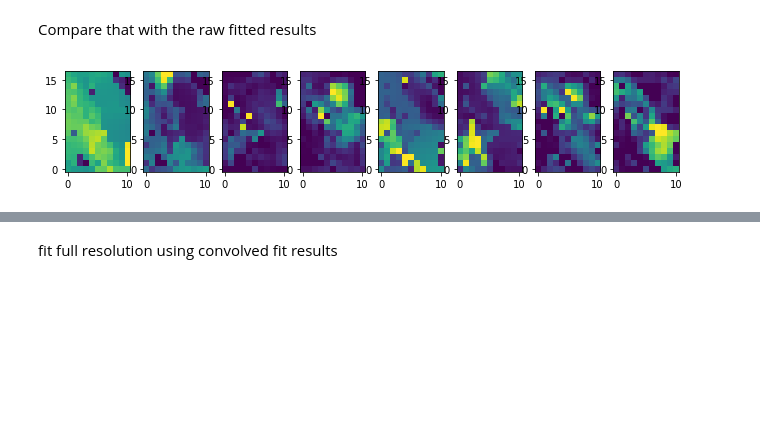
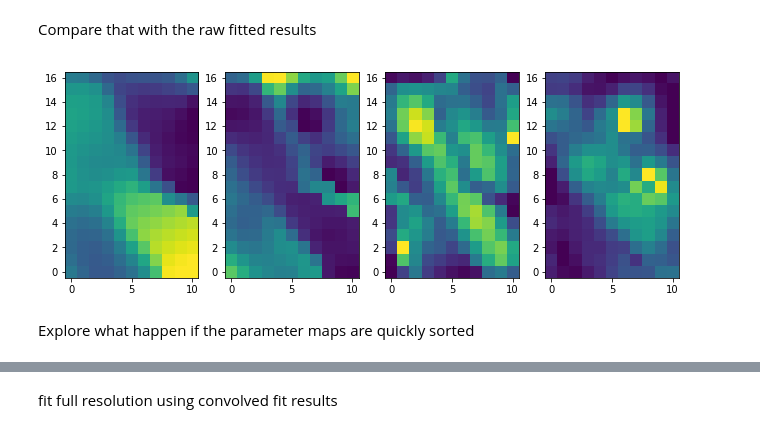
Before and after one commit to mcyc/multi_vlsr, a Jupyter notebook: run/iter_methods_test.ipynb, the cells around one changed output, grey strips where cells are left out. Saved outputs shown, nothing was run; the diff lists cells and outputs as text; code cells hidden in the pictures; blank space fills up the shorter version.

```diff
--- a/run/iter_methods_test.ipynb
+++ b/run/iter_methods_test.ipynb
@@ -81,6 +81,7 @@ plt.imshow(lnk21, origin="lower", vmin=0, vmax=1000)
 [figure]
 # %%
 p2 = orion_cnv.pcubes['2']
+p1 = orion_cnv.pcubes['1']
 # %%
 def show_para(para, figsize=(11, 8)):
     npanel = para.shape[0]
@@ -109,6 +105,8 @@ invalid value encountered in greater
 # %% [markdown]
 Compare that with the raw fitted results
 # %%
-show_para(p2.parcube)
+show_para(p1.parcube)
 # %% [output]
-[figure, old version]
+[figure, new version]
+# %% [markdown]
+Explore what happen if the parameter maps are quickly sorted
```
Also changed, not shown: parts of 47 cells of this notebook.
